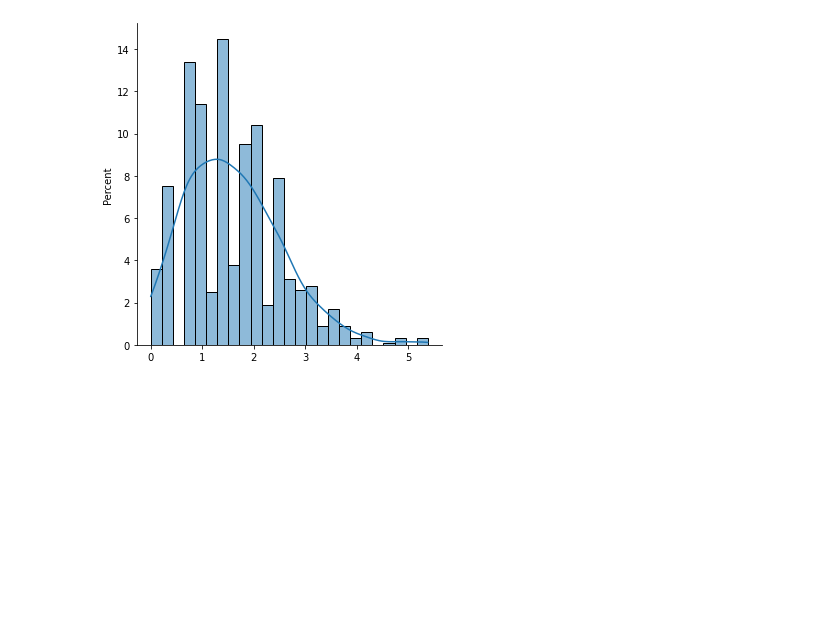
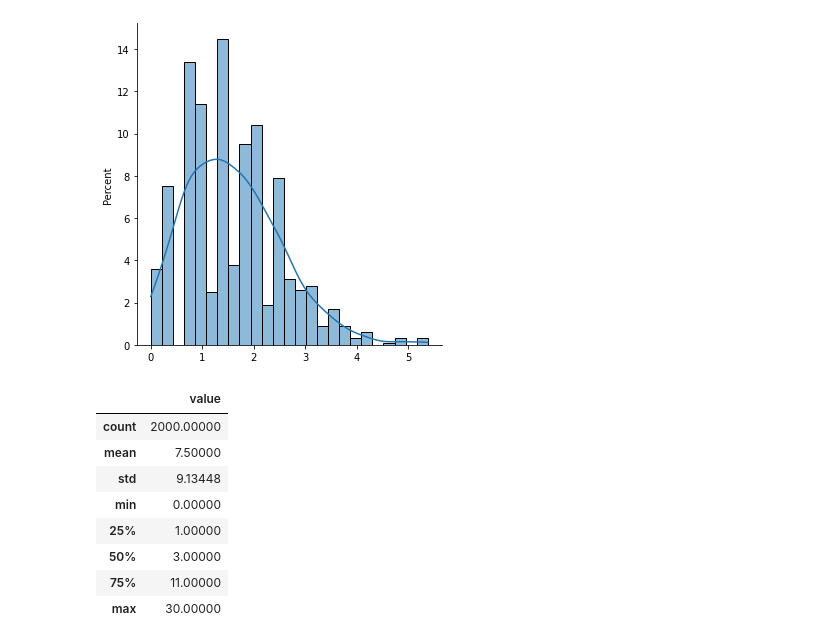
Before and after one commit to ViniciusBloise/NeuroLKH, a Jupyter notebook: play_stats.ipynb, the cells around one changed output. Drawn from its saved outputs; the diff is of its cells as text; code cells hidden in the pictures; blank space fills up the shorter version.

```diff
--- a/play_stats.ipynb
+++ b/play_stats.ipynb
@@ -16,3 +16,60 @@ sns.displot(errors, kind='hist', stat='percent', kde=True)
 # %% [output]
 <seaborn.axisgrid.FacetGrid at 0x...>
 [figure]
+# %%
+n_nodes = 30
+n_neighbours = 20
+n_samples = 100
+index = 0
+
+
+cols = [str(i) for i in range(n_neighbours)]
+#df_stat = pd.DataFrame({'pos':[], 'value':[]})
+
+d = {}; first = True
+for index in range(n_samples):
+    file = f'result/vn_{n_nodes}/beta/{index}.txt'
+    with open(file, 'r') as f:
+        lines = f.readlines()
+
+    for i in range(n_neighbours):
+        d[str(i)] = 0
+
+    for line in lines[1:-2]:
+        items = line.strip().split()
+        #print(items[1:])
+        for item in items[1:]:
+            if item not in d.keys():
+                d[item] = 1
+            else:
+                d[item] += 1
+        df = pd.DataFrame([d])
+
+    #compute df_stat
+    values = [d[x] for x in d.keys()]
+    pos = [x for x in d.keys()]
+    df_stat_one = pd.DataFrame({'pos': pos, 'value': values})
+
+    if first:
+        first = False
+        df_final = df
+        df_stat_final = df_stat_one
+    else:
+        df_final = pd.concat([df_final, df], ignore_index=True, axis=0)
+        df_stat_final = pd.concat([df_stat_final, df_stat_one], ignore_index=True, axis=0)
+#print(df_final)
+df_final.describe()
+df_stat_final.describe()
+
+
+#print(df_final.mean(), df_final.std())
+# %% [output]
+|  | value |
+| count | 2000.00000 |
+| mean | 7.50000 |
+| std | 9.13448 |
+| min | 0.00000 |
+| 25% | 1.00000 |
+| 50% | 3.00000 |
+| 75% | 11.00000 |
+| max | 30.00000 |
```
Also changed, not shown: parts of 5 cells of this notebook.
